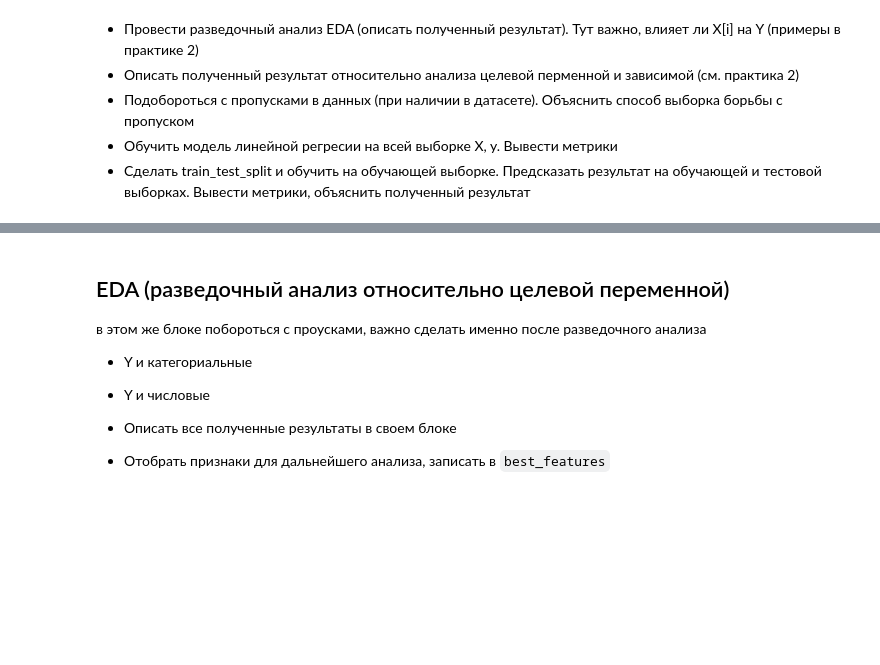
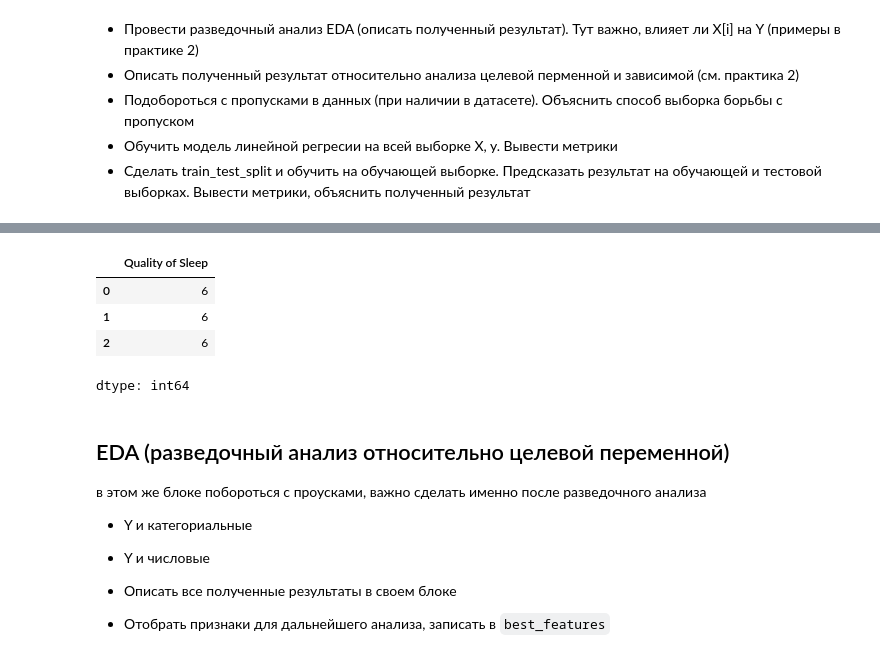
Before and after one commit to Lococo231/MO_Tasks, a Jupyter notebook: Домашнее_задание_2.ipynb, the cells around one changed output, grey strips where cells are left out. Saved outputs shown, nothing was run; the diff lists cells and outputs as text; code cells hidden in the pictures; blank space fills up the shorter version.

```diff
--- a/Домашнее_задание_2.ipynb
+++ b/Домашнее_задание_2.ipynb
@@ -22,9 +74,28 @@ df.info()
+# %%
+# преобразовать категориальные признаки в category
+# df['column'] = df.column.astye('category')
+
+df['Sleep Disorder'] = df['Sleep Disorder'].fillna('Нет')
+cols = ['Gender', 'Occupation','BMI Category', 'Sleep Disorder']
+
+# Преобразуем каждый столбец в category
+for c in cols:
+    df[c] = df[c].astype('category')
 # %%
 # выбрать целевую переменную и разделить на X, y
 # целевая переменная - числовой непрерывный признак
 
-y = df.you_varialbe
-X = df.drop('you_variable', axis=1)
+Y = df['Quality of Sleep']
+X = df.drop('Quality of Sleep', axis=1)
+
+X.head(n=3)
+Y.head(n=3)
+# %% [output]
+|  | Quality of Sleep |
+| 0 | 6 |
+| 1 | 6 |
+| 2 | 6 |
+dtype: int64
 # %% [markdown]
 ## EDA (разведочный анализ относительно целевой переменной)
 
```
Also changed, not shown: parts of 6 cells of this notebook.
